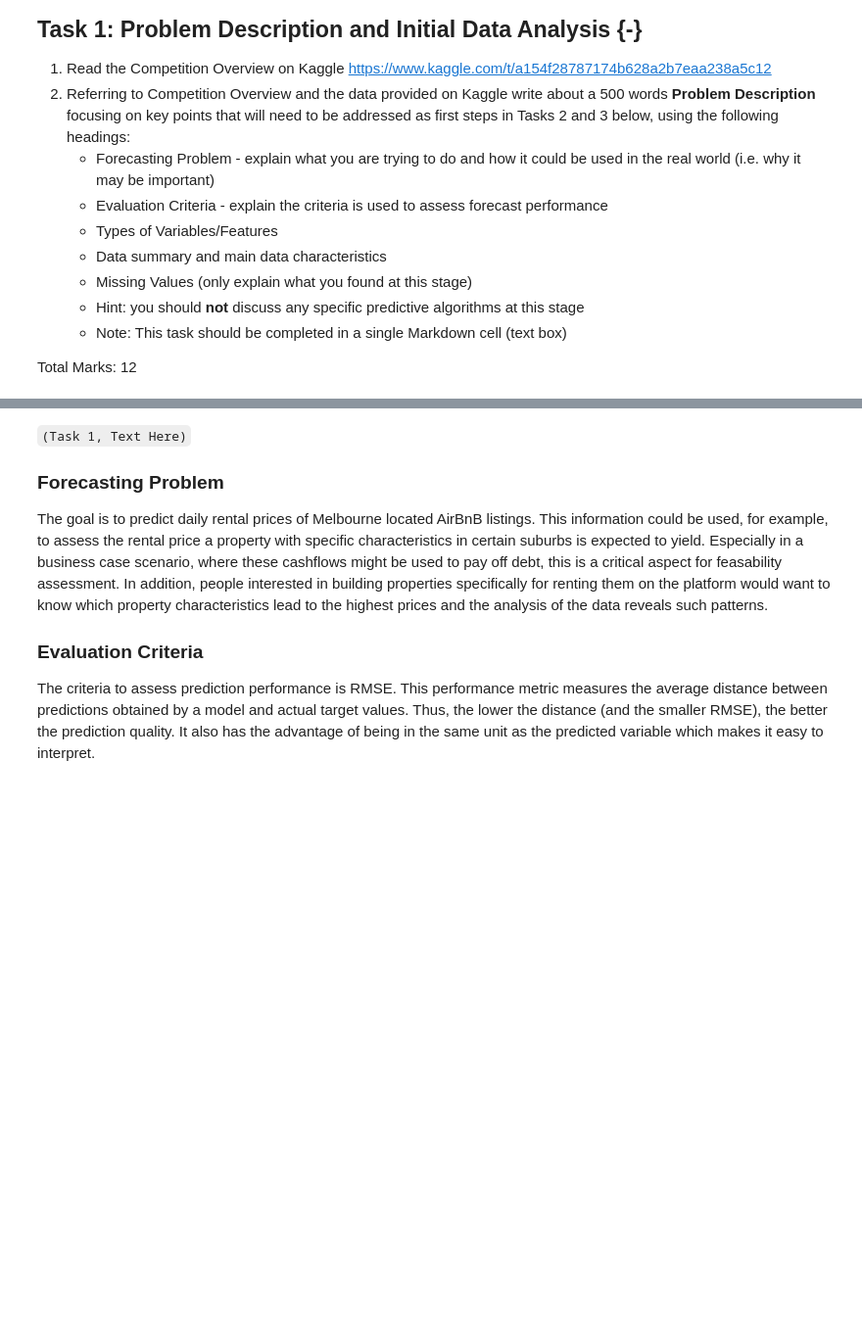
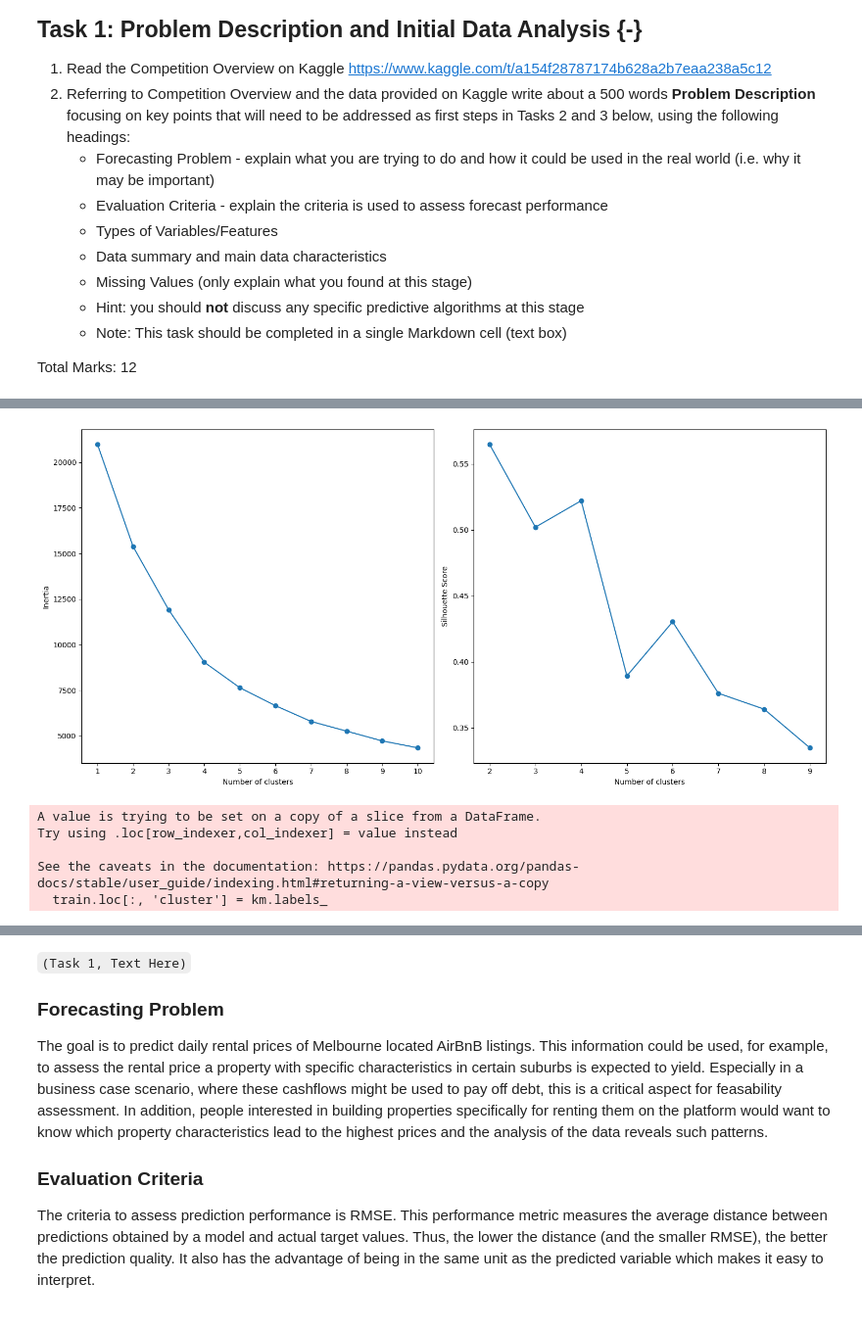
Before and after one commit to busa-8001-mq/assignment, a Jupyter notebook: BUSA8001_superhosts_Felix.ipynb, the cells around one changed output, grey strips where cells are left out. Shown at 98% size. Saved outputs shown, nothing was run; the diff lists cells and outputs as text; code cells hidden in the pictures; blank space fills up the shorter version.

```diff
--- a/BUSA8001_superhosts_Felix.ipynb
+++ b/BUSA8001_superhosts_Felix.ipynb
@@ -114,0 +208,4 @@ df = pd.concat([train, test])
+# %%
+train = replace_string(train, 'price', '$','', 'strip')
+train = replace_string(train, 'price', ',','', 'strip')
+train = convert_numeric(train, 'price', 'float', 1)
@@ -114,0 +510,53 @@ df = pd.concat([train, test])
+# %%
+# remove price outliers
+train = train[train['price'] < 4000]
+# %%
+X = train[['price', 'latitude', 'longitude']]
+# %%
+# scale data
+scaler = StandardScaler()
+
+X = scaler.fit_transform(X)
+# %%
+fig, axes = plt.subplots(1,2, figsize=(15, 7))
+
+# elbow method
+inertias = [] # empty list
+
+for i in range(1, 11):
+    km = KMeans(n_clusters=i,
+                init='k-means++',
+                n_init=10,
+                max_iter=300,
+                random_state=0)
+    km.fit(X)
+    inertias.append(km.inertia_)
+
+axes[0].plot(range(1, 11), inertias, marker='o')
+axes[0].set_xlabel('Number of clusters')
+axes[0].set_ylabel('Inertia')
+axes[0].set_xticks(range(1,11))
+
+# evaluate using silhouette score
+silhouette_scores = []
+
+for i in range(2,10):
+    kmeans = KMeans(n_clusters=i,
+                    init='k-means++',
+                    n_init=10,
+                    max_iter=300,
+                    random_state=0)
+    cluster_labels = kmeans.fit_predict(X)
+
+    silhouette_avg = silhouette_score(X, cluster_labels)
+    silhouette_scores.append(silhouette_avg)
+
+axes[1].plot(range(2,10), silhouette_scores, marker='o')
+axes[1].set_xlabel('Number of clusters')
+axes[1].set_ylabel('Silhouette Score')
+axes[1].set_xticks(range(2,10))
+
+plt.tight_layout()
+plt.show()
+# %% [output]
+[figure, added]
@@ -114,0 +572,8 @@ df = pd.concat([train, test])
+# %%
+train.loc[:, 'cluster'] = km.labels_
+# %% [output]
+A value is trying to be set on a copy of a slice from a DataFrame.
+Try using .loc[row_indexer,col_indexer] = value instead
+
+See the caveats in the documentation: https://pandas.pydata.org/pandas-docs/stable/user_guide/indexing.html#returning-a-view-versus-a-copy
+  train.loc[:, 'cluster'] = km.labels_
```
Also changed, not shown: parts of 72 cells of this notebook, 2 other files.
